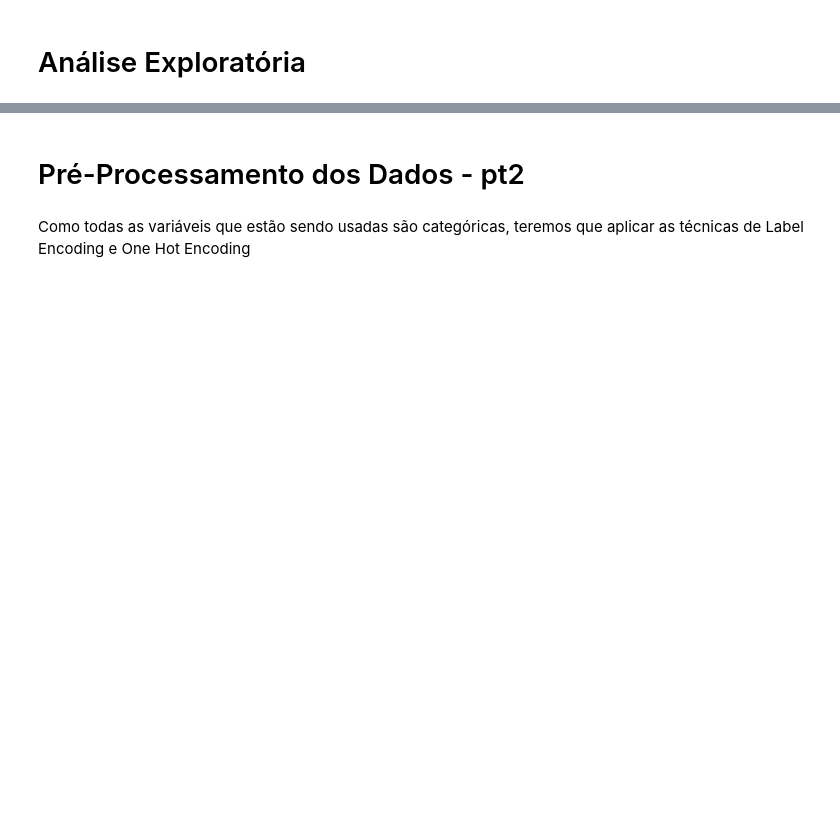
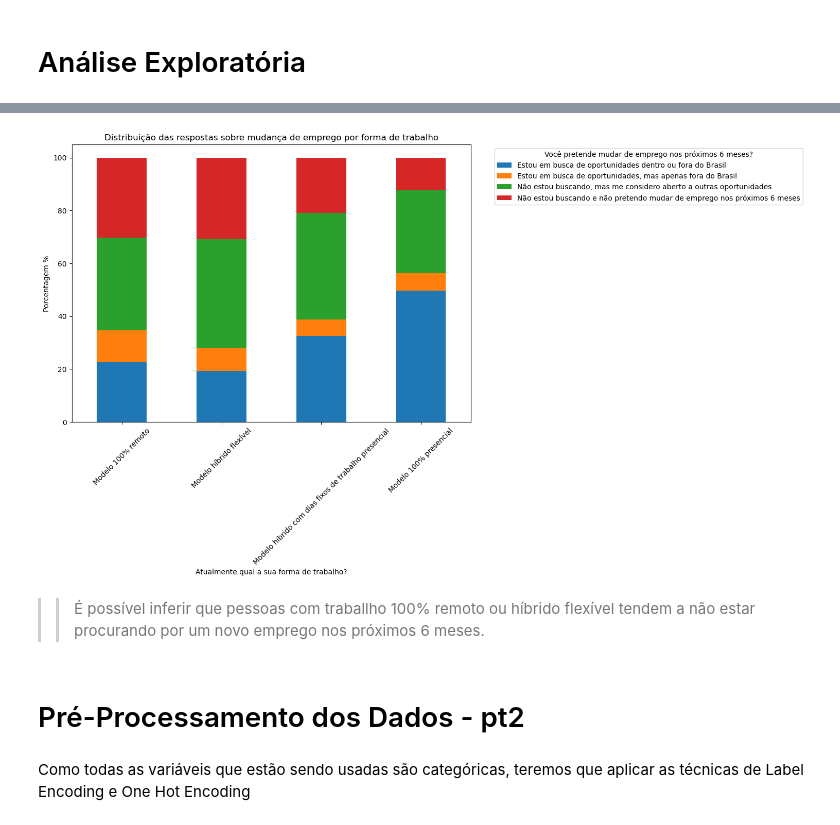
Before and after one commit to rafajovelho/TCC-MBA_USP, a Jupyter notebook: EDA_ML_State_of_data_2022.ipynb, the cells around one changed output, grey strips where cells are left out. Cells and saved outputs as stored; diff of their text form; code cells hidden in the pictures; blank space fills up the shorter version.

```diff
--- a/EDA_ML_State_of_data_2022.ipynb
+++ b/EDA_ML_State_of_data_2022.ipynb
@@ -491,0 +600,25 @@ df_filtered3.target.hist(grid = True, xrot = 90)
+# %%
+# Checando se pessoas que tem como sua forma de emprego presencial tende a querer mudar mais de emprego nos próximos 6 meses ou satisfação do funcionário.
+# Irei alterar o valor de Modelo hibrido Flexivel para apenas "Modelo híbrido flexível" para melhor visualização do gráfico
+df['Atualmente qual a sua forma de trabalho?'] = df['Atualmente qual a sua forma de trabalho?'].replace(
+    'Modelo híbrido flexível (o funcionário tem liberdade para escolher quando estar no escritório presencialmente)',
+    'Modelo híbrido flexível'
+)
+
+
+# Também irei alterar a ordem dos valores que estarei dispondo no eixo x ("Atualmente qual a sua forma de trabalho?") e da variável 'Você pretende mudar de emprego nos próximos 6 meses?'
+order = ["Modelo 100% remoto",
+         'Modelo híbrido flexível',
+         'Modelo híbrido com dias fixos de trabalho presencial',
+         'Modelo 100% presencial']
+
+order2 = ["Estou em busca de oportunidades dentro ou fora do Brasil",
+          "Estou em busca de oportunidades, mas apenas fora do Brasil",
+          "Não estou buscando, mas me considero aberto a outras oportunidades",
+          "Não estou buscando e não pretendo mudar de emprego nos próximos 6 meses"
+          ]
+
+
+# Reordenar as categorias na coluna 'Atualmente qual a sua forma de trabalho?'
+df['Atualmente qual a sua forma de trabalho?'] = pd.Categorical(df['Atualmente qual a sua forma de trabalho?'], categories=order, ordered=True)
+df['Você pretende mudar de emprego nos próximos 6 meses?'] = pd.Categorical(df['Você pretende mudar de emprego nos próximos 6 meses?'], categories=order2, ordered=True)
@@ -492,3 +657,22 @@ df_filtered3.target.hist(grid = True, xrot = 90)
+# %%
+contingency_table = pd.crosstab(df['Atualmente qual a sua forma de trabalho?'],
+                                df['Você pretende mudar de emprego nos próximos 6 meses?'])
+
+# Calcular as porcentagens por linha
+contingency_table_percent = contingency_table.apply(lambda x: x / x.sum(), axis=1) * 100
+
+# Criar um gráfico de barras empilhadas com porcentagens
+contingency_table_percent.plot(kind='bar', stacked=True, figsize=(10, 7))
+plt.title('Distribuição das respostas sobre mudança de emprego por forma de trabalho')
+plt.xlabel('Atualmente qual a sua forma de trabalho?')
+plt.ylabel('Porcentagem %')
+plt.legend(title='Você pretende mudar de emprego nos próximos 6 meses?', loc = 'upper left', bbox_to_anchor=(1.05, 1))
+plt.xticks(rotation=45)
+plt.show()
+# %% [output]
+[figure, added]
+# %% [markdown]
+>> É possível inferir que pessoas com traballho 100% remoto ou híbrido flexível tendem a não estar procurando por um novo emprego nos próximos 6 meses.
 # %% [markdown]
 # Pré-Processamento dos Dados - pt2
 # %% [markdown]
```
Also changed, not shown: parts of 80 cells of this notebook.
